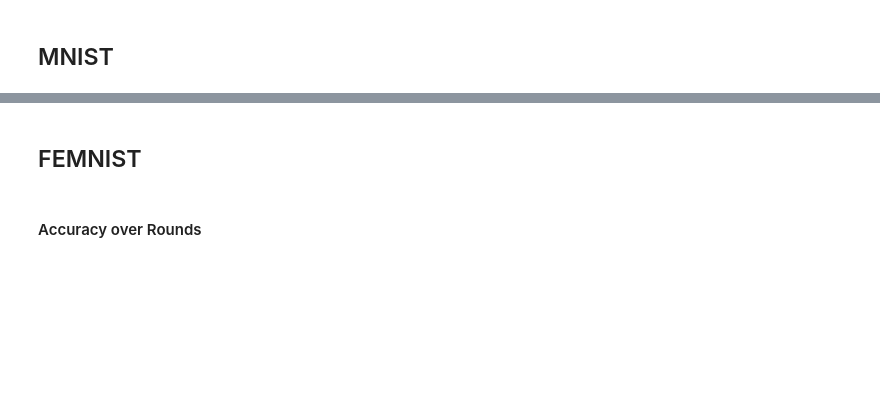
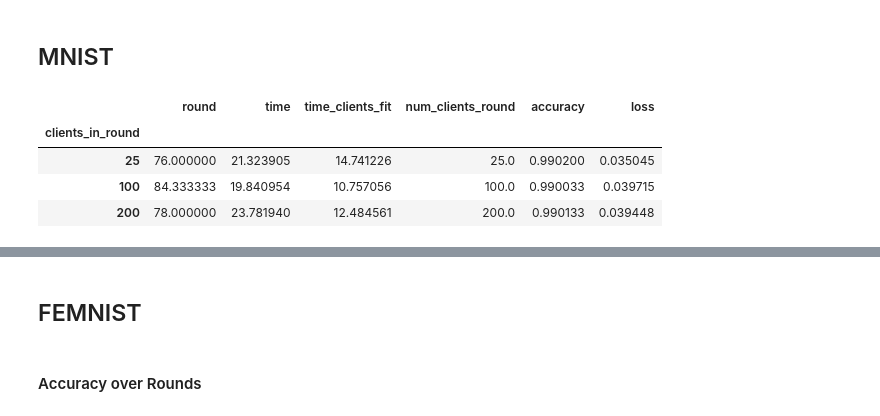
Before and after one commit to Serverless-Federated-Learning/FedLesScan, a Jupyter notebook: experiments/fedless-analysis.ipynb, the cells around one changed output, grey strips where cells are left out. Cells and saved outputs as stored; diff of their text form; code cells hidden in the pictures; blank space fills up the shorter version.

```diff
--- a/experiments/fedless-analysis.ipynb
+++ b/experiments/fedless-analysis.ipynb
@@ -125,7 +125,14 @@ fedless_client_df["provider"] = fedless_client_df["fun_obj"].map(lambda x: x["ty
 # %% [markdown]
 ## MNIST
 # %%
-df_ = fedless_df.loc[("mnist", 100)]
-
-sns.lineplot(x="round", y="accuracy", data=df_, palette=SNS_DEFAULT_PALETTE)
+df_ = fedless_df.loc[("mnist", slice(1, 200)), :]
+df_ = df_[df_["accuracy"] >= 0.99]
+#sns.lineplot(x="round", y="accuracy", data=df_, hue="clients_in_round")
+df_.groupby(["clients_in_round", "seed"]).min("round").groupby("clients_in_round").mean()
+# %% [output]
+|  | round | time | time_clients_fit | num_clients_round | accuracy | loss |
+| clients_in_round |  |  |  |  |  |  |
+| 25 | 76.000000 | 21.323905 | 14.741226 | 25.0 | 0.990200 | 0.035045 |
+| 100 | 84.333333 | 19.840954 | 10.757056 | 100.0 | 0.990033 | 0.039715 |
+| 200 | 78.000000 | 23.781940 | 12.484561 | 200.0 | 0.990133 | 0.039448 |
 # %%
```
Also changed, not shown: parts of 5 cells of this notebook, 2 other files.
